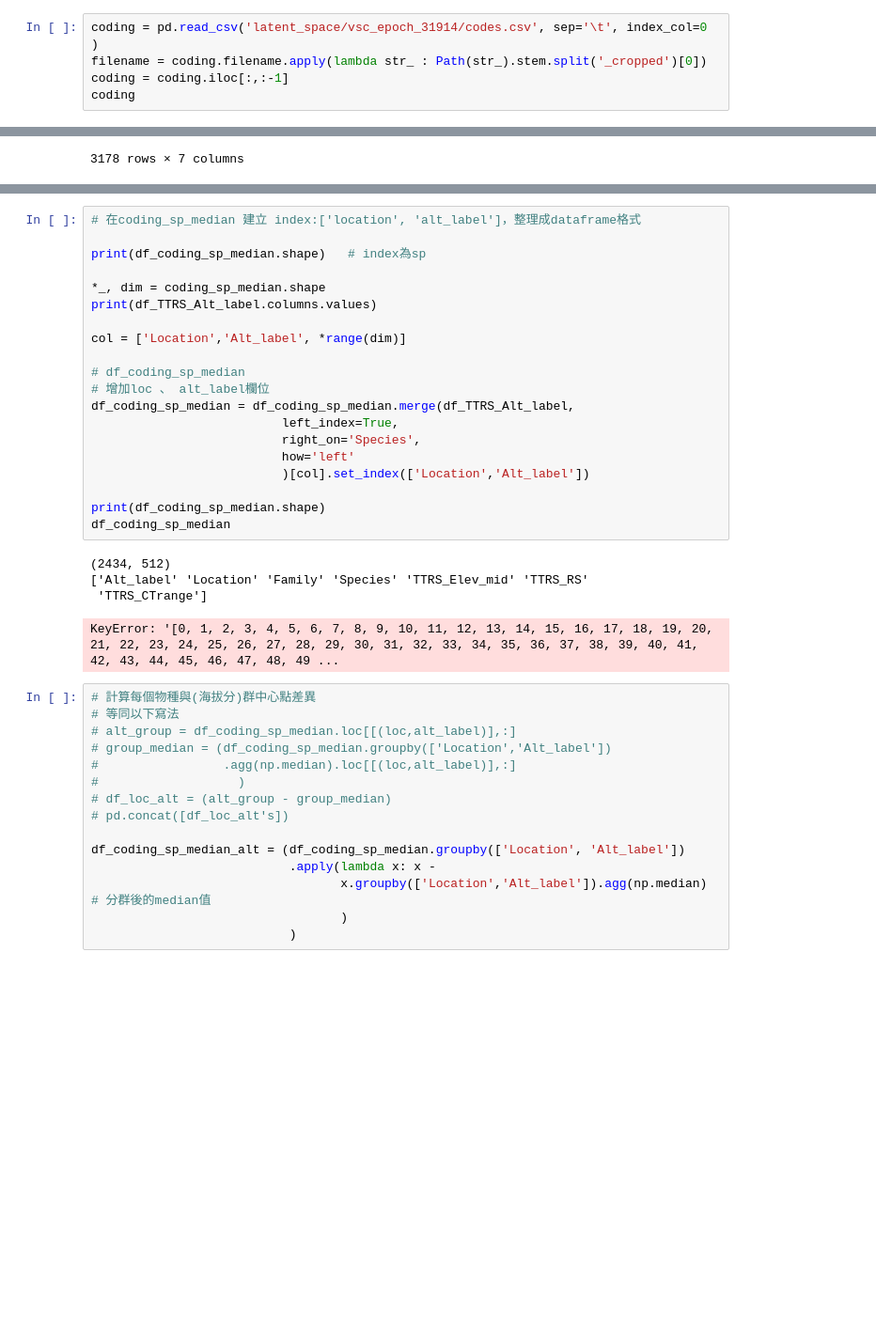
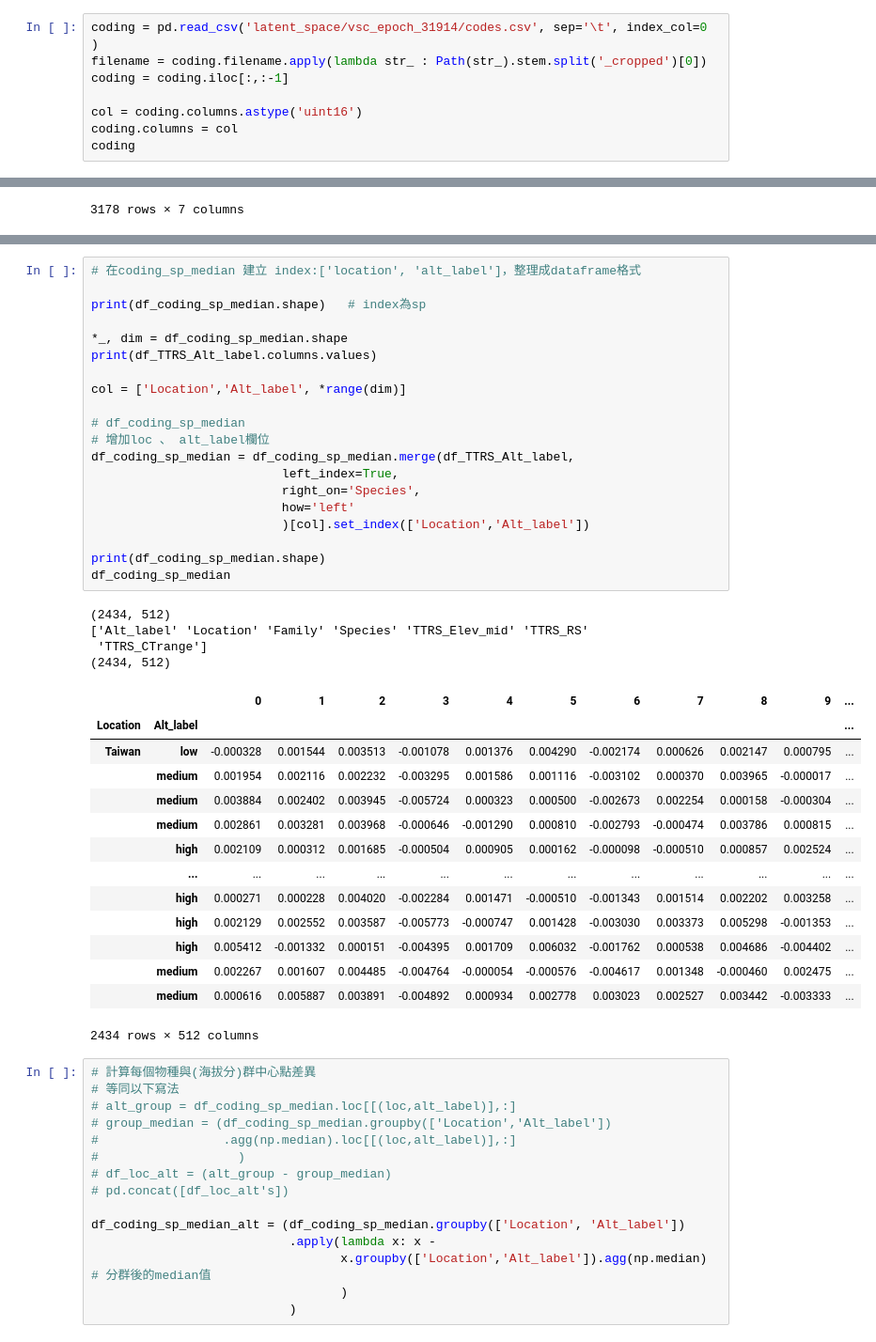
Before and after one commit to YunghuiHsu/Moth_Project, a Jupyter notebook: Moth_thermal/vsc/explore_LatentSpace.ipynb, the cells around one changed output, grey strips where cells are left out. Shown at 94% size. Saved outputs shown, nothing was run; the diff lists cells and outputs as text; blank space fills up the shorter version.

```diff
--- a/Moth_thermal/vsc/explore_LatentSpace.ipynb
+++ b/Moth_thermal/vsc/explore_LatentSpace.ipynb
@@ -101,6 +101,9 @@ python :  3.7.12 | packaged by conda-forge | (default, Oct 26 2021, 05:37:49) [M
 coding = pd.read_csv('latent_space/vsc_epoch_31914/codes.csv', sep='\t', index_col=0 )
 filename = coding.filename.apply(lambda str_ : Path(str_).stem.split('_cropped')[0])
 coding = coding.iloc[:,:-1]
+
+col = coding.columns.astype('uint16')
+coding.columns = col
 coding
 # %% [output]
 |  | 0 | 1 | 2 | 3 | 4 | 5 | 6 | 7 | 8 | 9 | ... | ... |
@@ -893,28 +884,42 @@ df_coding_sp_median
 # %%
 # 在coding_sp_median 建立 index:['location', 'alt_label']，整理成dataframe格式
 
 print(df_coding_sp_median.shape)   # index為sp
 
-*_, dim = coding_sp_median.shape
+*_, dim = df_coding_sp_median.shape
 print(df_TTRS_Alt_label.columns.values)
 
 col = ['Location','Alt_label', *range(dim)]
 
 # df_coding_sp_median
 # 增加loc 、 alt_label欄位
 df_coding_sp_median = df_coding_sp_median.merge(df_TTRS_Alt_label,
                           left_index=True,
                           right_on='Species',
                           how='left'
                           )[col].set_index(['Location','Alt_label'])
 
 print(df_coding_sp_median.shape)
 df_coding_sp_median
 # %% [output]
 (2434, 512)
 ['Alt_label' 'Location' 'Family' 'Species' 'TTRS_Elev_mid' 'TTRS_RS'
  'TTRS_CTrange']
+(2434, 512)
+|  |  | 0 | 1 | 2 | 3 | 4 | 5 | 6 | 7 | 8 | 9 | ... |
+| Location | Alt_label |  |  |  |  |  |  |  |  |  |  | ... |
+| Taiwan | low | -0.000328 | 0.001544 | 0.003513 | -0.001078 | 0.001376 | 0.004290 | -0.002174 | 0.000626 | 0.002147 | 0.000795 | ... |
+|  | medium | 0.001954 | 0.002116 | 0.002232 | -0.003295 | 0.001586 | 0.001116 | -0.003102 | 0.000370 | 0.003965 | -0.000017 | ... |
+|  | medium | 0.003884 | 0.002402 | 0.003945 | -0.005724 | 0.000323 | 0.000500 | -0.002673 | 0.002254 | 0.000158 | -0.000304 | ... |
+|  | medium | 0.002861 | 0.003281 | 0.003968 | -0.000646 | -0.001290 | 0.000810 | -0.002793 | -0.000474 | 0.003786 | 0.000815 | ... |
+|  | high | 0.002109 | 0.000312 | 0.001685 | -0.000504 | 0.000905 | 0.000162 | -0.000098 | -0.000510 | 0.000857 | 0.002524 | ... |
+|  | ... | ... | ... | ... | ... | ... | ... | ... | ... | ... | ... | ... |
+|  | high | 0.000271 | 0.000228 | 0.004020 | -0.002284 | 0.001471 | -0.000510 | -0.001343 | 0.001514 | 0.002202 | 0.003258 | ... |
+|  | high | 0.002129 | 0.002552 | 0.003587 | -0.005773 | -0.000747 | 0.001428 | -0.003030 | 0.003373 | 0.005298 | -0.001353 | ... |
+|  | high | 0.005412 | -0.001332 | 0.000151 | -0.004395 | 0.001709 | 0.006032 | -0.001762 | 0.000538 | 0.004686 | -0.004402 | ... |
+|  | medium | 0.002267 | 0.001607 | 0.004485 | -0.004764 | -0.000054 | -0.000576 | -0.004617 | 0.001348 | -0.000460 | 0.002475 | ... |
+|  | medium | 0.000616 | 0.005887 | 0.003891 | -0.004892 | 0.000934 | 0.002778 | 0.003023 | 0.002527 | 0.003442 | -0.003333 | ... |
-KeyError: '[0, 1, 2, 3, 4, 5, 6, 7, 8, 9, 10, 11, 12, 13, 14, 15, 16, 17, 18, 19, 20, 21, 22, 23, 24, 25, 26, 27, 28, 29, 30, 31, 32, 33, 34, 35, 36, 37, 38, 39, 40, 41, 42, 43, 44, 45, 46, 47, 48, 49 ...
+2434 rows × 512 columns
 # %%
 # 計算每個物種與(海拔分)群中心點差異
 # 等同以下寫法
```
Also changed, not shown: parts of 2 cells of this notebook.
